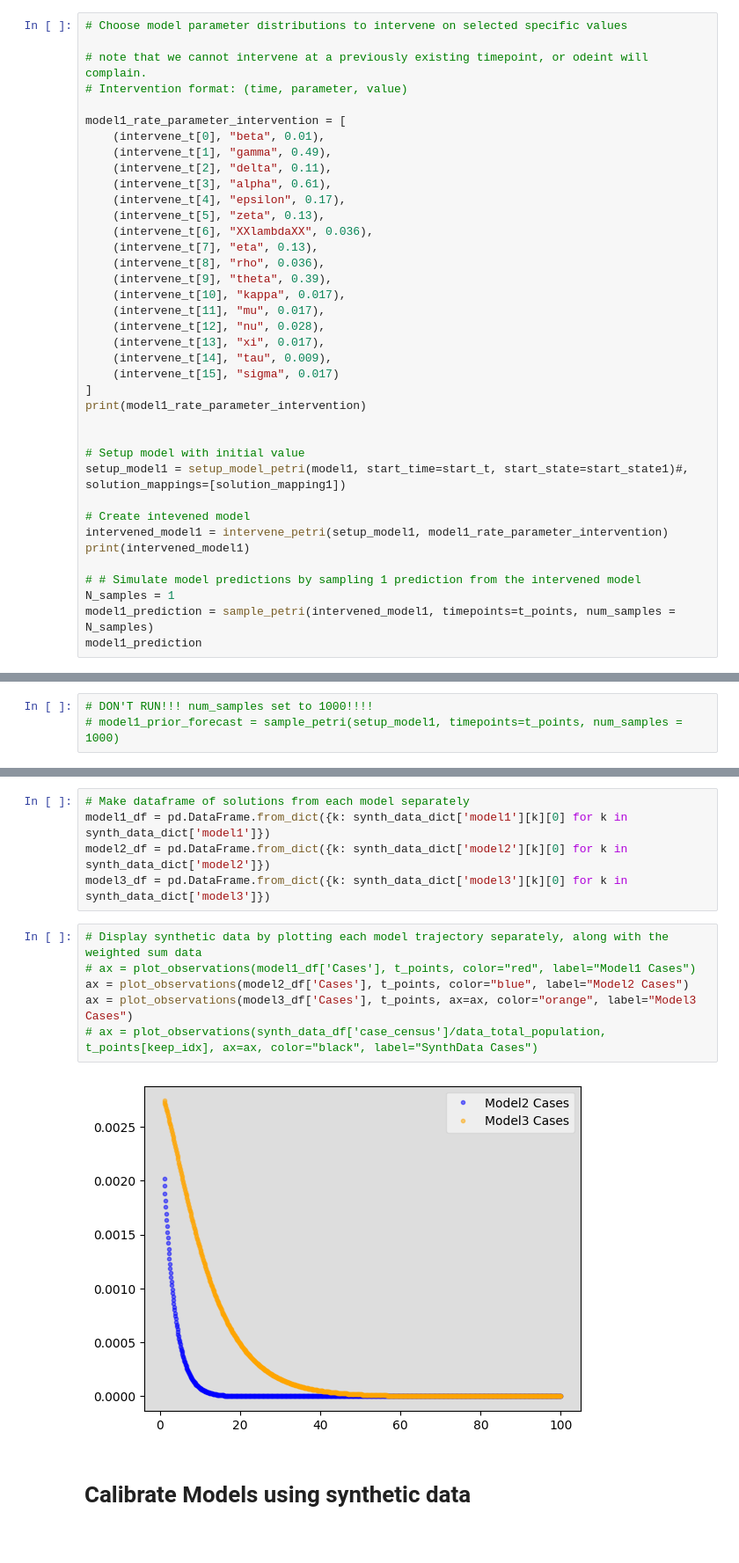
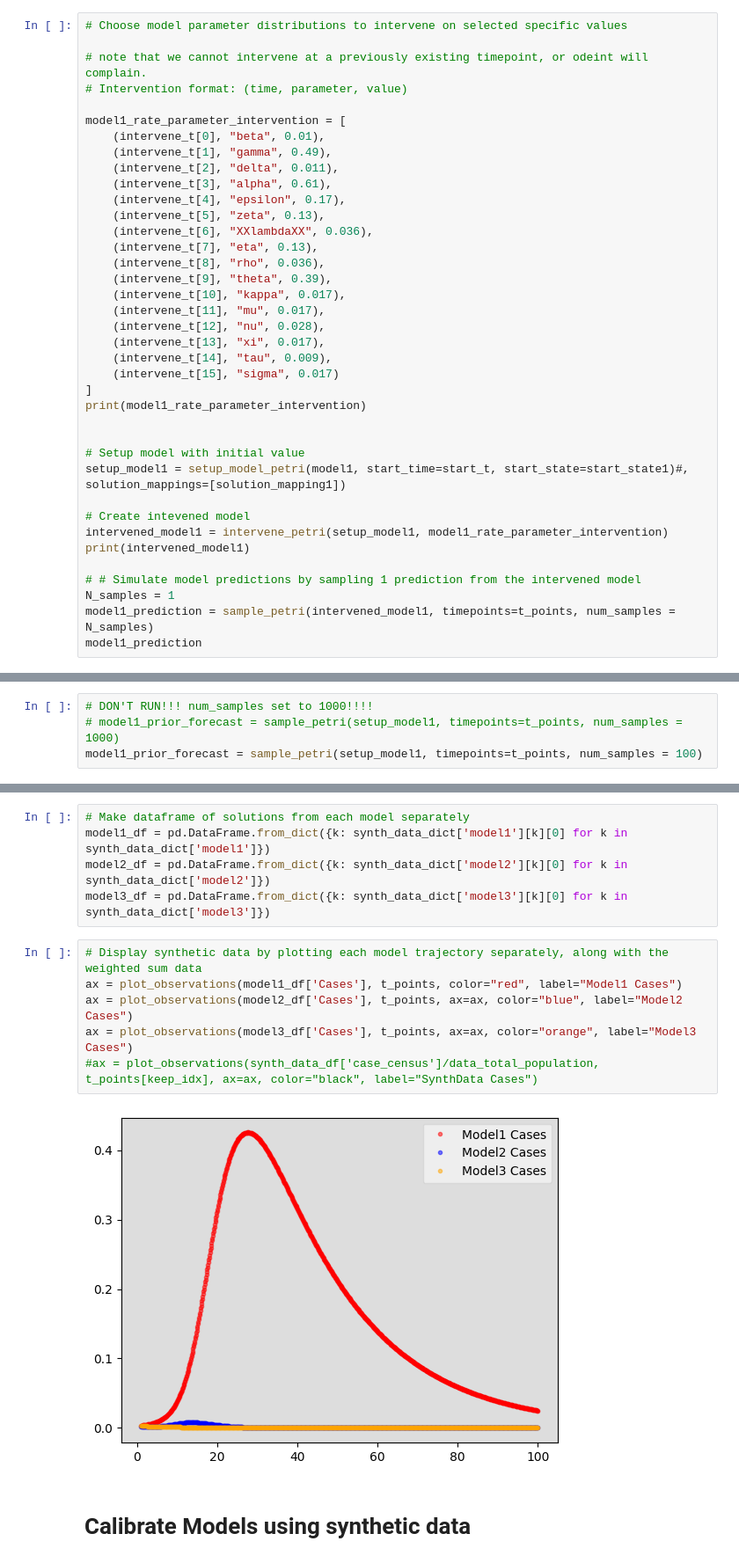
Before and after one commit to ciemss/pyciemss, a Jupyter notebook: notebook/april_ensemble/syndata_generate_and_test.ipynb, the cells around one changed output, grey strips where cells are left out. Shown at 88% size. Saved outputs shown, nothing was run; the diff lists cells and outputs as text.

Commit message:
Corrected parameter choice to make synthetic model1 data to come from expected prior forecast range

```diff
--- a/notebook/april_ensemble/syndata_generate_and_test.ipynb
+++ b/notebook/april_ensemble/syndata_generate_and_test.ipynb
@@ -743,7 +727,7 @@ intervene_t tensor([0.1000, 0.1533, 0.2067, 0.2600, 0.3133, 0.3667, 0.4200, 0.47
 model1_rate_parameter_intervention = [
     (intervene_t[0], "beta", 0.01),
     (intervene_t[1], "gamma", 0.49),
-    (intervene_t[2], "delta", 0.11),
+    (intervene_t[2], "delta", 0.011),
     (intervene_t[3], "alpha", 0.61),
     (intervene_t[4], "epsilon", 0.17),
     (intervene_t[5], "zeta", 0.13),
@@ -845,6 +829,7 @@ dict_keys(['Cases', 'Hospitalizations', 'Dead'])
 # %%
 # DON'T RUN!!! num_samples set to 1000!!!!
 # model1_prior_forecast = sample_petri(setup_model1, timepoints=t_points, num_samples = 1000)
+model1_prior_forecast = sample_petri(setup_model1, timepoints=t_points, num_samples = 100)
 # %%
 model1_prior_sol_dict = {}
 for n in state_var_names:
@@ -1181,12 +1166,12 @@ model2_df = pd.DataFrame.from_dict({k: synth_data_dict['model2'][k][0] for k in
 model3_df = pd.DataFrame.from_dict({k: synth_data_dict['model3'][k][0] for k in synth_data_dict['model3']})
 # %%
 # Display synthetic data by plotting each model trajectory separately, along with the weighted sum data
-# ax = plot_observations(model1_df['Cases'], t_points, color="red", label="Model1 Cases")
-ax = plot_observations(model2_df['Cases'], t_points, color="blue", label="Model2 Cases")
+ax = plot_observations(model1_df['Cases'], t_points, color="red", label="Model1 Cases")
+ax = plot_observations(model2_df['Cases'], t_points, ax=ax, color="blue", label="Model2 Cases")
 ax = plot_observations(model3_df['Cases'], t_points, ax=ax, color="orange", label="Model3 Cases")
-# ax = plot_observations(synth_data_df['case_census']/data_total_population, t_points[keep_idx], ax=ax, color="black", label="SynthData Cases")
+#ax = plot_observations(synth_data_df['case_census']/data_total_population, t_points[keep_idx], ax=ax, color="black", label="SynthData Cases")
 # %% [output]
-[figure, old version]
+[figure, new version]
 # %% [markdown]
 # Calibrate Models using synthetic data
 # %%
```
Also changed, not shown: parts of 11 cells of this notebook.
